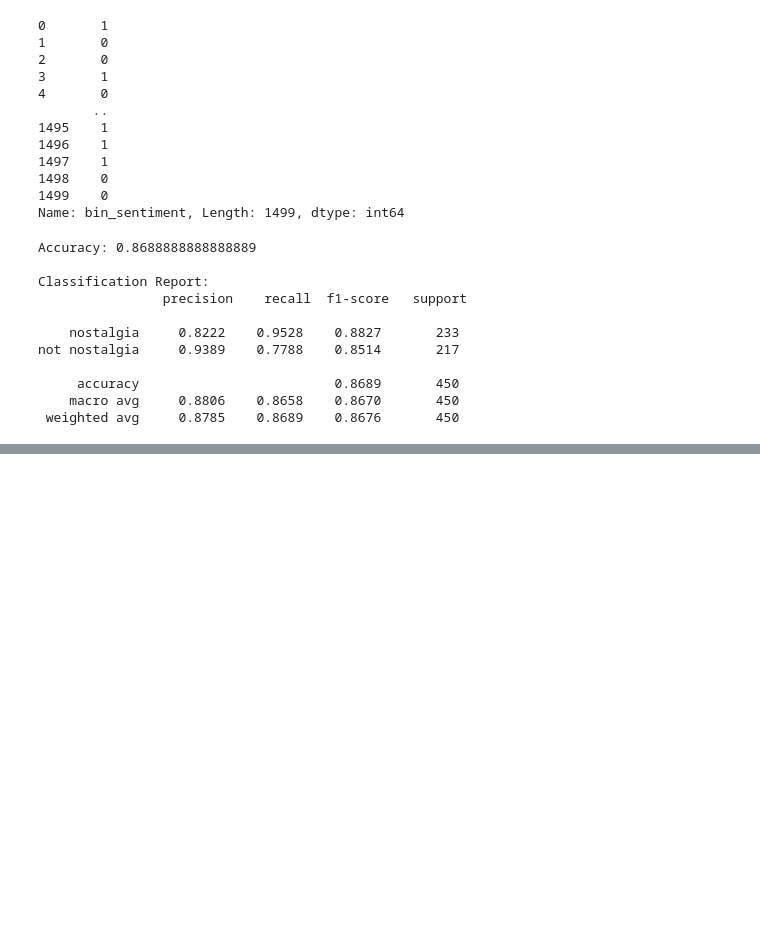
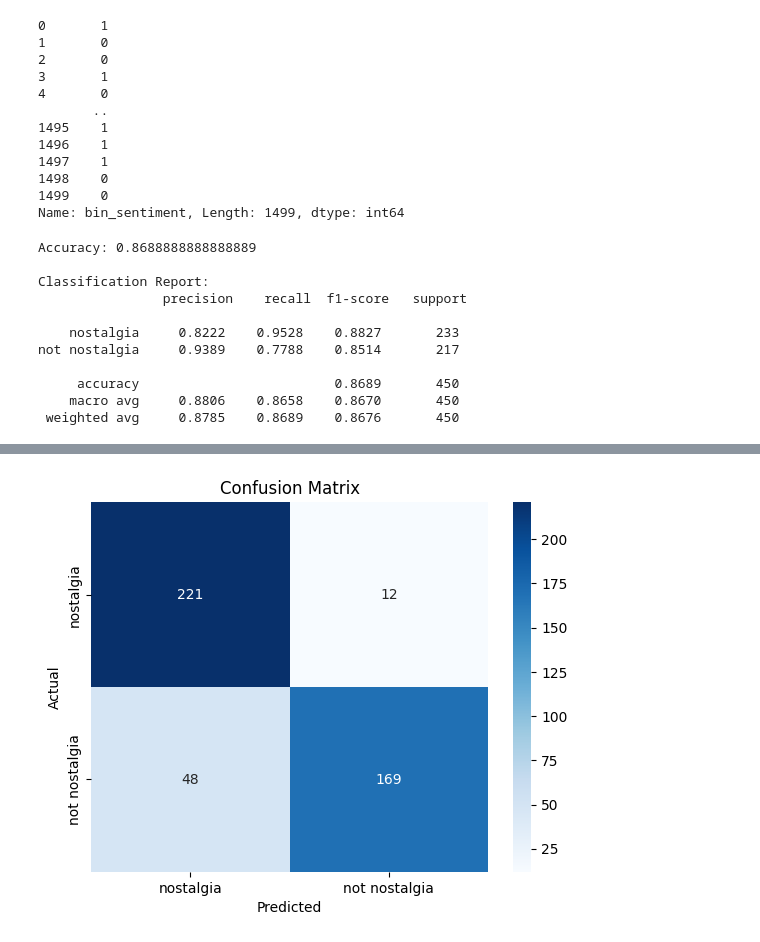
Before and after one commit to powy-e/DM2024-Lab1-Master, a Jupyter notebook: new_dataset.ipynb, the cells around one changed output, grey strips where cells are left out. Cells and saved outputs as stored; diff of their text form; code cells hidden in the pictures; blank space fills up the shorter version.

Commit message:
add nb classifier

```diff
--- a/new_dataset.ipynb
+++ b/new_dataset.ipynb
@@ -450,3 +448,28 @@ not nostalgia     0.9389    0.7788    0.8514       217
      accuracy                         0.8689       450
     macro avg     0.8806    0.8658    0.8670       450
  weighted avg     0.8785    0.8689    0.8676       450
+# %%
+#Model with only the document-term frequency data
+from sklearn.model_selection import train_test_split
+from sklearn.naive_bayes import MultinomialNB
+from sklearn.metrics import classification_report, accuracy_score
+
+# Create a mapping from numerical labels to category names
+category_mapping = dict(data_df[['bin_sentiment', 'sentiment']].drop_duplicates().values)
+
+# Convert the numerical category labels to text labels
+target_names = [category_mapping[label] for label in sorted(category_mapping.keys())]
+
+# Split the data into training and testing sets (70% train, 30% test)
+X_train, X_test, y_train, y_test = train_test_split(augmented_df, data_df['bin_sentiment'], test_size=0.3, random_state=42)
+# %%
+# Train the Naive Bayes classifier
+nb_classifier = MultinomialNB()
+nb_classifier.fit(X_train, y_train)
+
+# Make predictions on the test set
+y_pred = nb_classifier.predict(X_test)
+
+# Evaluate the classifier
+print("Accuracy:", accuracy_score(y_test, y_pred))
+print("\nClassification Report:\n", classification_report(y_test, y_pred, target_names=target_names, digits=4))
@@ -452,0 +488,13 @@ not nostalgia     0.9389    0.7788    0.8514       217
+# %%
+# print the confusion matrix
+from sklearn.metrics import confusion_matrix
+import seaborn as sns
+
+conf_matrix = confusion_matrix(y_test, y_pred)
+sns.heatmap(conf_matrix, annot=True, fmt='d', cmap='Blues', xticklabels=target_names, yticklabels=target_names)
+plt.ylabel('Actual')
+plt.xlabel('Predicted')
+plt.title('Confusion Matrix')
+plt.show()
+# %% [output]
+[figure, added]
```
Also changed, not shown: parts of 3 cells of this notebook.
